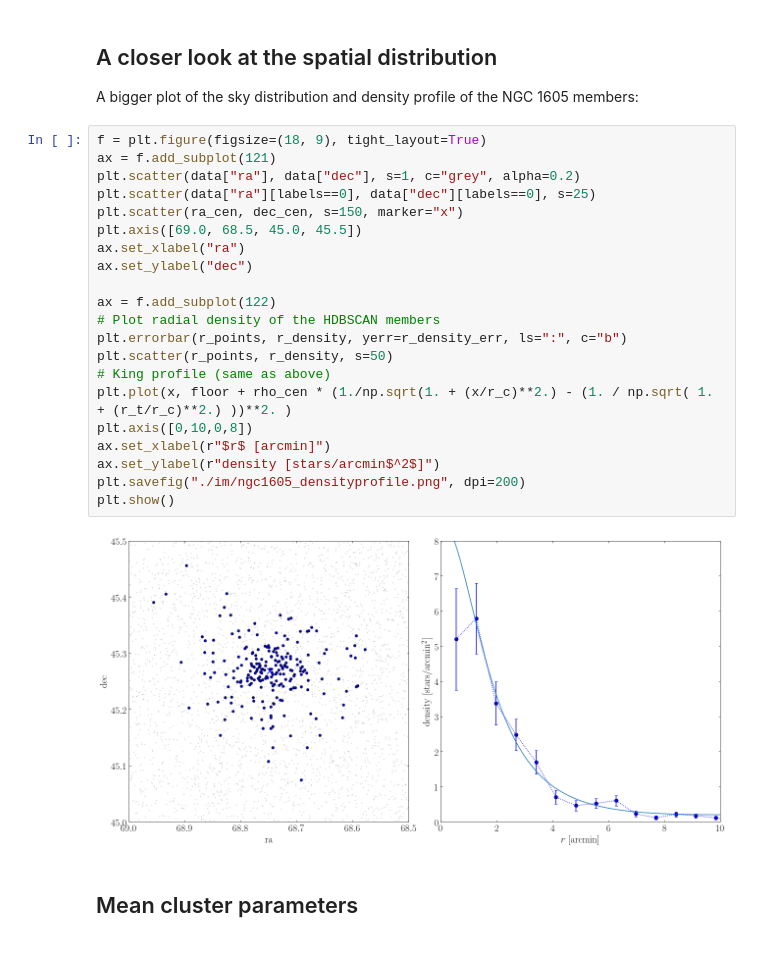
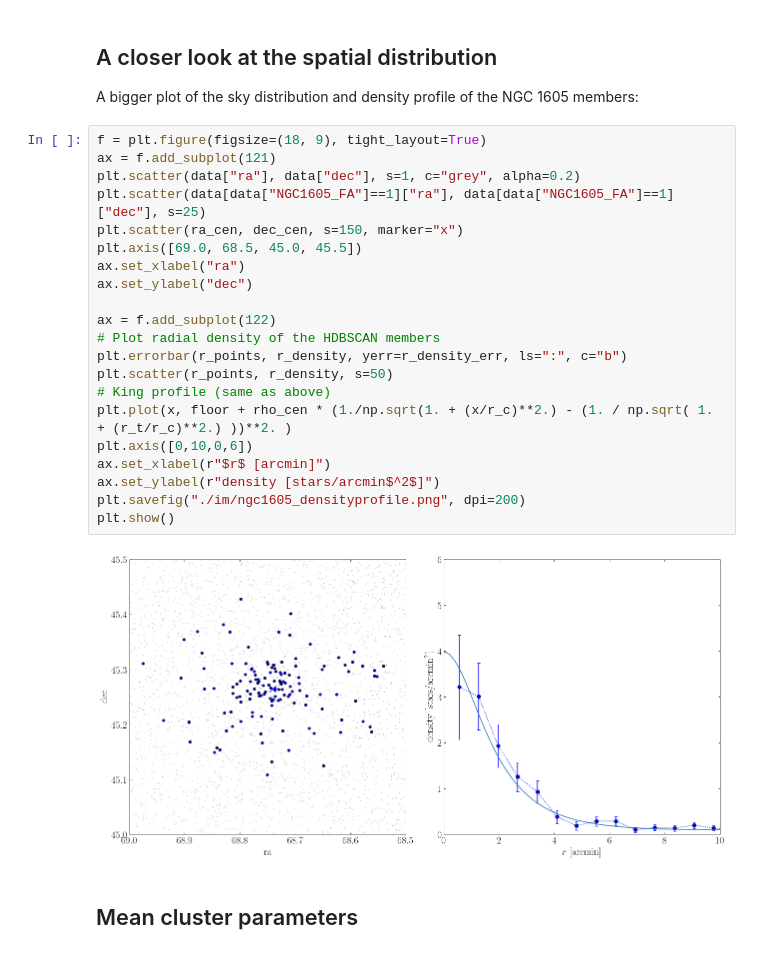
Before and after one commit to fjaellet/ngc1605, a Jupyter notebook: ngc_1605_analysis.ipynb, the cells around one changed output. Cells and saved outputs as stored; diff of their text form.

```diff
--- a/ngc_1605_analysis.ipynb
+++ b/ngc_1605_analysis.ipynb
@@ -224,25 +253,25 @@ A bigger plot of the sky distribution and density profile of the NGC 1605 member
 # %%
 f = plt.figure(figsize=(18, 9), tight_layout=True)
 ax = f.add_subplot(121)
 plt.scatter(data["ra"], data["dec"], s=1, c="grey", alpha=0.2)
-plt.scatter(data["ra"][labels==0], data["dec"][labels==0], s=25)
+plt.scatter(data[data["NGC1605_FA"]==1]["ra"], data[data["NGC1605_FA"]==1]["dec"], s=25)
 plt.scatter(ra_cen, dec_cen, s=150, marker="x")
 plt.axis([69.0, 68.5, 45.0, 45.5])
 ax.set_xlabel("ra")
 ax.set_ylabel("dec")
 
 ax = f.add_subplot(122)
 # Plot radial density of the HDBSCAN members
 plt.errorbar(r_points, r_density, yerr=r_density_err, ls=":", c="b")
 plt.scatter(r_points, r_density, s=50)
 # King profile (same as above)
 plt.plot(x, floor + rho_cen * (1./np.sqrt(1. + (x/r_c)**2.) - (1. / np.sqrt( 1. + (r_t/r_c)**2.) ))**2. )
-plt.axis([0,10,0,8])
+plt.axis([0,10,0,6])
 ax.set_xlabel(r"$r$ [arcmin]")
 ax.set_ylabel(r"density [stars/arcmin$^2$]")
 plt.savefig("./im/ngc1605_densityprofile.png", dpi=200)
 plt.show()
 # %% [output]
-[figure, old version]
+[figure, new version]
 # %% [markdown]
 ## Mean cluster parameters
```
Also changed, not shown: parts of 25 cells of this notebook, 34 other files.
